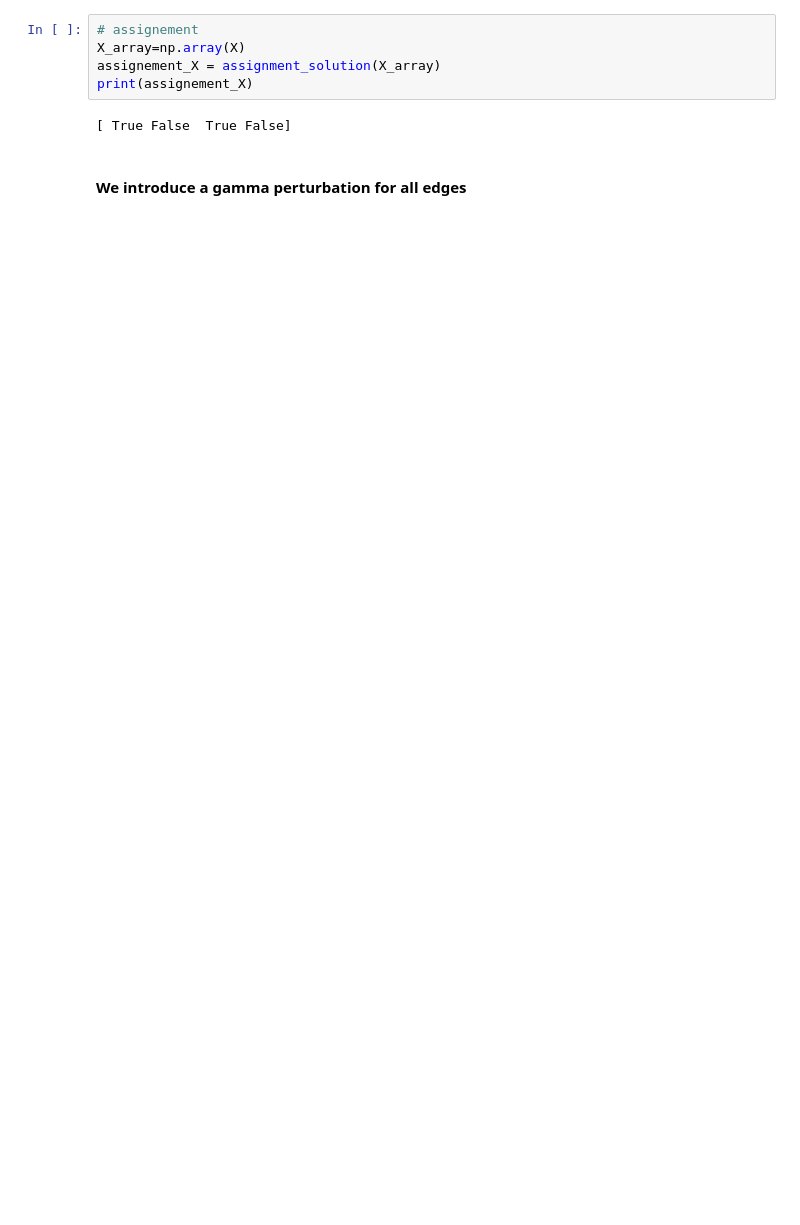
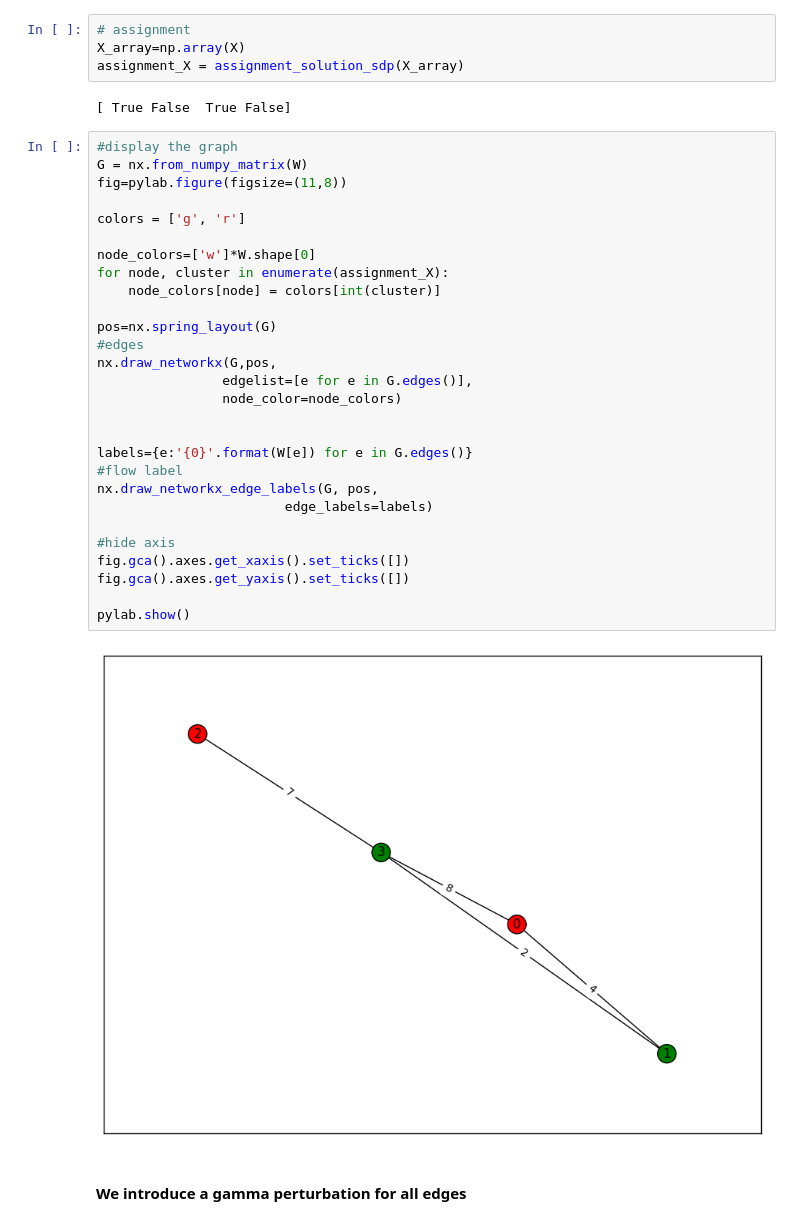
Before and after one commit to zaccharieramzi/gml-project, a Jupyter notebook: max_cut_correlation.ipynb, the cells around one changed output. Drawn from its saved outputs; the diff is of its cells as text; blank space fills up the shorter version.

Commit message:
added graph drawing to max cut notebook and cleared output

```diff
--- a/max_cut_correlation.ipynb
+++ b/max_cut_correlation.ipynb
@@ -21,12 +24,41 @@ print(X)
 [ 1.00e+00 -1.00e+00  1.00e+00 -1.00e+00]
 [-1.00e+00  1.00e+00 -1.00e+00  1.00e+00]
 # %%
-# assignement
+# assignment
 X_array=np.array(X)
-assignement_X = assignment_solution(X_array)
-print(assignement_X)
+assignment_X = assignment_solution_sdp(X_array)
 # %% [output]
 [ True False  True False]
+# %%
+#display the graph
+G = nx.from_numpy_matrix(W)
+fig=pylab.figure(figsize=(11,8))
+
+colors = ['g', 'r']
+
+node_colors=['w']*W.shape[0]
+for node, cluster in enumerate(assignment_X):
+    node_colors[node] = colors[int(cluster)]
+
+pos=nx.spring_layout(G)
+#edges
+nx.draw_networkx(G,pos,
+                edgelist=[e for e in G.edges()],
+                node_color=node_colors)
+
+
+labels={e:'{0}'.format(W[e]) for e in G.edges()}
+#flow label
+nx.draw_networkx_edge_labels(G, pos,
+                        edge_labels=labels)
+
+#hide axis
+fig.gca().axes.get_xaxis().set_ticks([])
+fig.gca().axes.get_yaxis().set_ticks([])
+
+pylab.show()
+# %% [output]
+[figure, added]
 # %% [markdown]
 #### We introduce a gamma perturbation for all edges
 # %%
```
Also changed, not shown: parts of 11 cells of this notebook.
